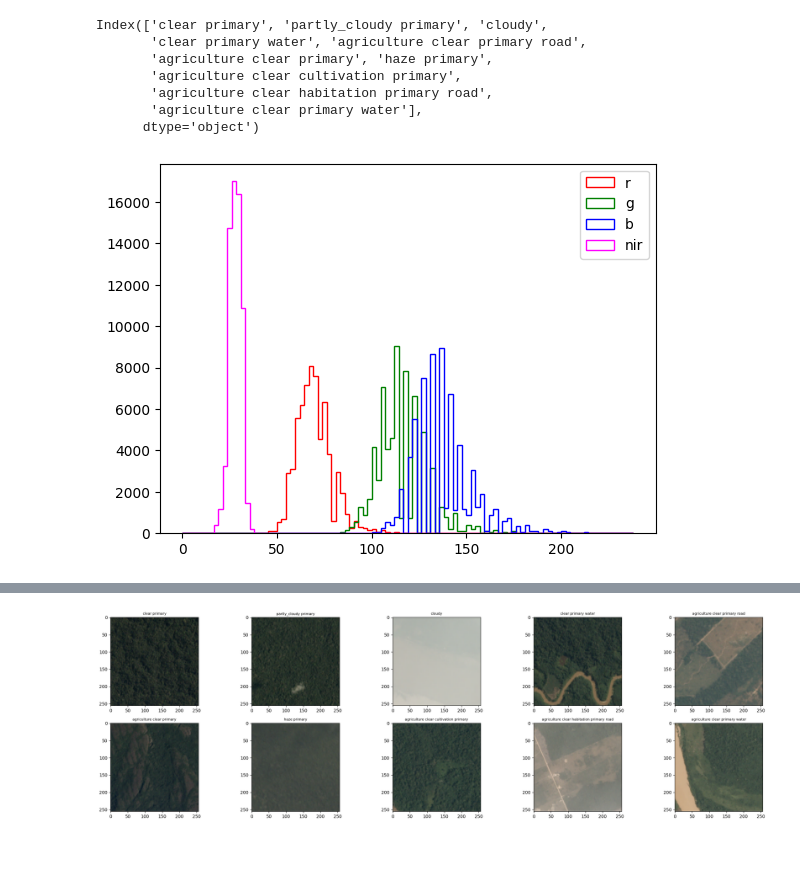
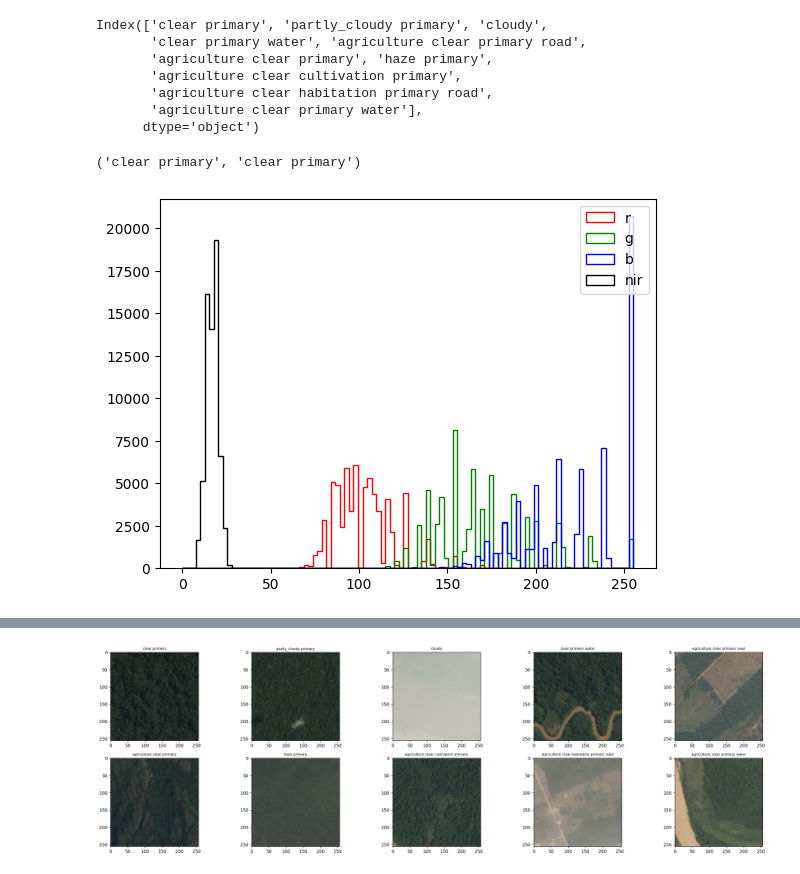
Before and after one commit to nicolasbuitragob/UnderstandingAmazon, a Jupyter notebook: notebooks/eda.ipynb, the cells around one changed output, grey strips where cells are left out. Cells and saved outputs as stored; diff of their text form; code cells hidden in the pictures.

```diff
--- a/notebooks/eda.ipynb
+++ b/notebooks/eda.ipynb
@@ -190,8 +190,12 @@ def random_sample(labels,ext):
     return images
 # %%
 #from notebook in kaggle
-def plot_rgbn_histo(r, g, b, n):
-    for slice_, name, color in ((r,'r', 'red'),(g,'g', 'green'),(b,'b', 'blue'), (nir, 'nir', 'magenta')):
+def plot_rgbn_histo(image):
+    bgr_image = image[:,:,:3]
+    rgb_image = image[:, :, [2,1,0]]
+    b, g, r, nir = image[:, :, 0], image[:, :, 1], image[:, :, 2], image[:, :, 3]
+
+    for slice_, name, color in ((r,'r', 'red'),(g,'g', 'green'),(b,'b', 'blue'), (nir, 'nir', 'black')):
         plt.hist(slice_.ravel(), bins=100,
                  range=[0,rgb_image.max()],
                  label=name, color=color, histtype='step')
@@ -210,11 +205,0 @@ b, g, r, nir = sample_image[:, :, 0], sample_image[:, :, 1], sample_image[:, :,
-# %%
-plot_rgbn_histo(r, g, b, nir)
-# %% [output]
-[figure, removed]
-# %%
-def plot_rgbn_histo(r, g, b, n):
-    for slice_, name, color in ((r,'r', 'red'),(g,'g', 'green'),(b,'b', 'blue'), (nir, 'nir', 'magenta')):
-        plt.hist(slice_.ravel(), bins=100,
-                 range=[0,rgb_image.max()],
-                 label=name, color=color, histtype='step')
-    plt.legend()
@@ -220,0 +208,11 @@ def plot_rgbn_histo(r, g, b, n):
+# %%
+images_jpg[0][1],images_tif[0][1]
+# %% [output]
+('clear primary', 'clear primary')
+# %%
+sample_image_jpg = images_jpg[0][2]
+sample_image_tif = images_tif[0][2]
+# %%
+plot_rgbn_histo(sample_image_tif)
+# %% [output]
+[figure, added]
```
Also changed, not shown: parts of 7 cells of this notebook.
